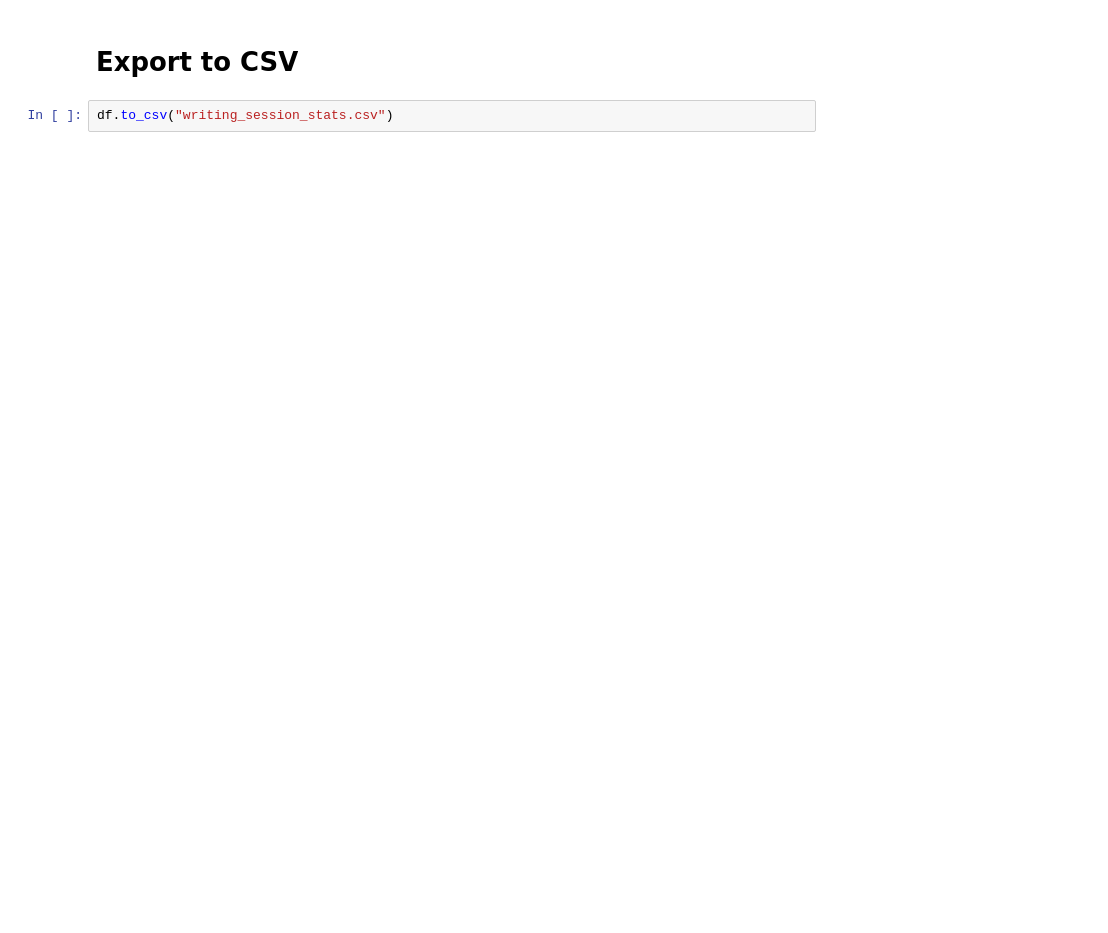
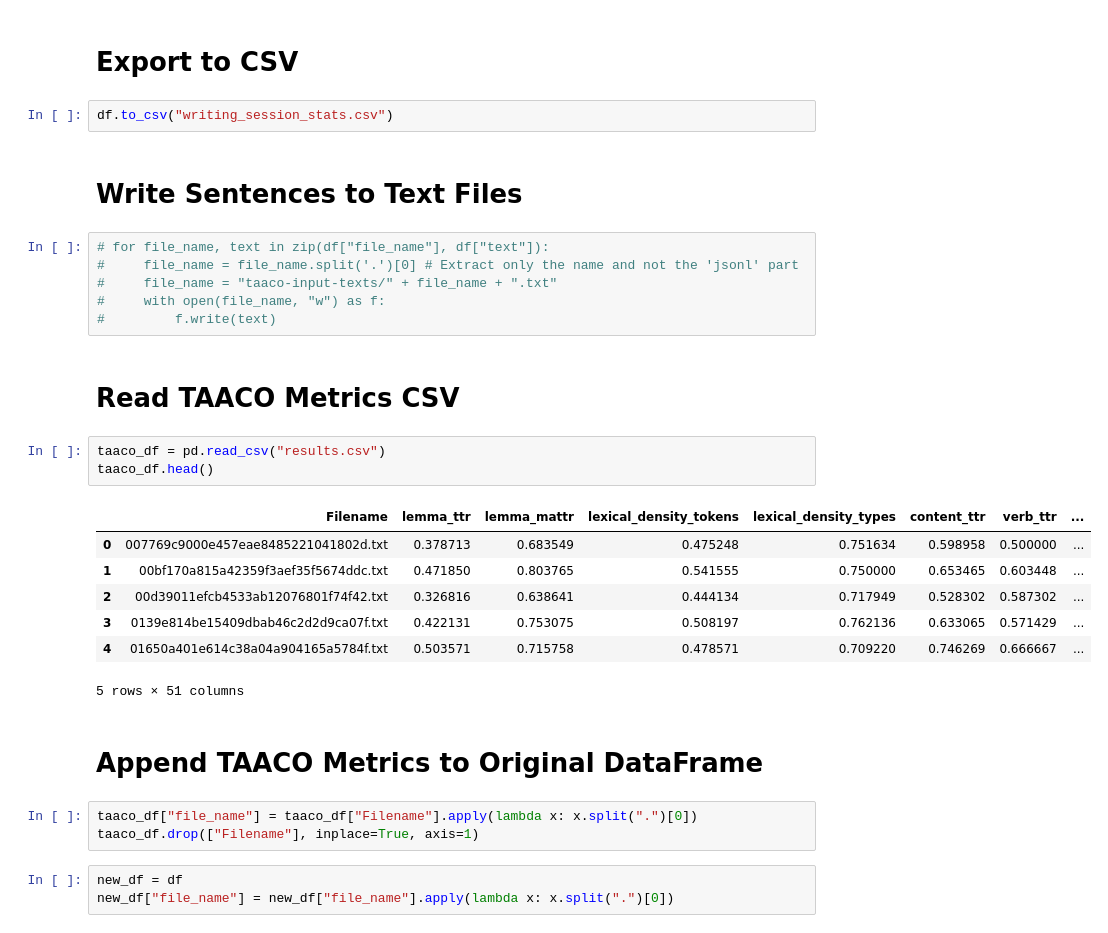
Before and after one commit to srivarshan-s/CoAuthorViz, a Jupyter notebook: notebooks/analysis.ipynb, the cells around one changed output. Saved outputs shown, nothing was run; the diff lists cells and outputs as text; blank space fills up the shorter version.

```diff
--- a/notebooks/analysis.ipynb
+++ b/notebooks/analysis.ipynb
@@ -372,3 +382,32 @@ df.head()
 # Export to CSV
 # %%
 df.to_csv("writing_session_stats.csv")
+# %% [markdown]
+# Write Sentences to Text Files
+# %%
+# for file_name, text in zip(df["file_name"], df["text"]):
+#     file_name = file_name.split('.')[0] # Extract only the name and not the 'jsonl' part
+#     file_name = "taaco-input-texts/" + file_name + ".txt"
+#     with open(file_name, "w") as f:
+#         f.write(text)
+# %% [markdown]
+# Read TAACO Metrics CSV
+# %%
+taaco_df = pd.read_csv("results.csv")
+taaco_df.head()
+# %% [output]
+|  | Filename | lemma_ttr | lemma_mattr | lexical_density_tokens | lexical_density_types | content_ttr | verb_ttr | ... |
+| 0 | 007769c9000e457eae8485221041802d.txt | 0.378713 | 0.683549 | 0.475248 | 0.751634 | 0.598958 | 0.500000 | ... |
+| 1 | 00bf170a815a42359f3aef35f5674ddc.txt | 0.471850 | 0.803765 | 0.541555 | 0.750000 | 0.653465 | 0.603448 | ... |
+| 2 | 00d39011efcb4533ab12076801f74f42.txt | 0.326816 | 0.638641 | 0.444134 | 0.717949 | 0.528302 | 0.587302 | ... |
+| 3 | 0139e814be15409dbab46c2d2d9ca07f.txt | 0.422131 | 0.753075 | 0.508197 | 0.762136 | 0.633065 | 0.571429 | ... |
+| 4 | 01650a401e614c38a04a904165a5784f.txt | 0.503571 | 0.715758 | 0.478571 | 0.709220 | 0.746269 | 0.666667 | ... |
+5 rows × 51 columns
+# %% [markdown]
+# Append TAACO Metrics to Original DataFrame
+# %%
+taaco_df["file_name"] = taaco_df["Filename"].apply(lambda x: x.split(".")[0])
+taaco_df.drop(["Filename"], inplace=True, axis=1)
+# %%
+new_df = df
+new_df["file_name"] = new_df["file_name"].apply(lambda x: x.split(".")[0])
```
Also changed, not shown: parts of 25 cells of this notebook, 1 other file.
